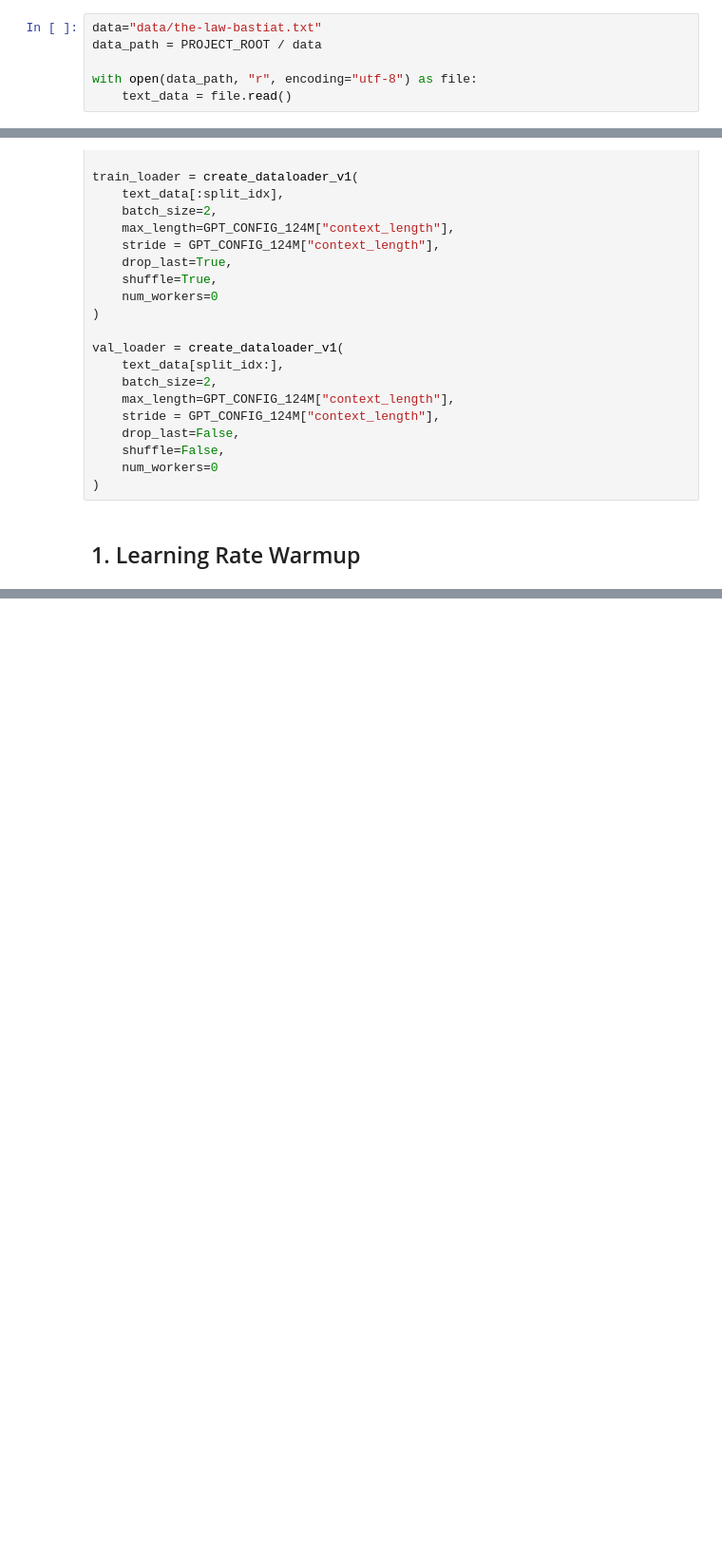
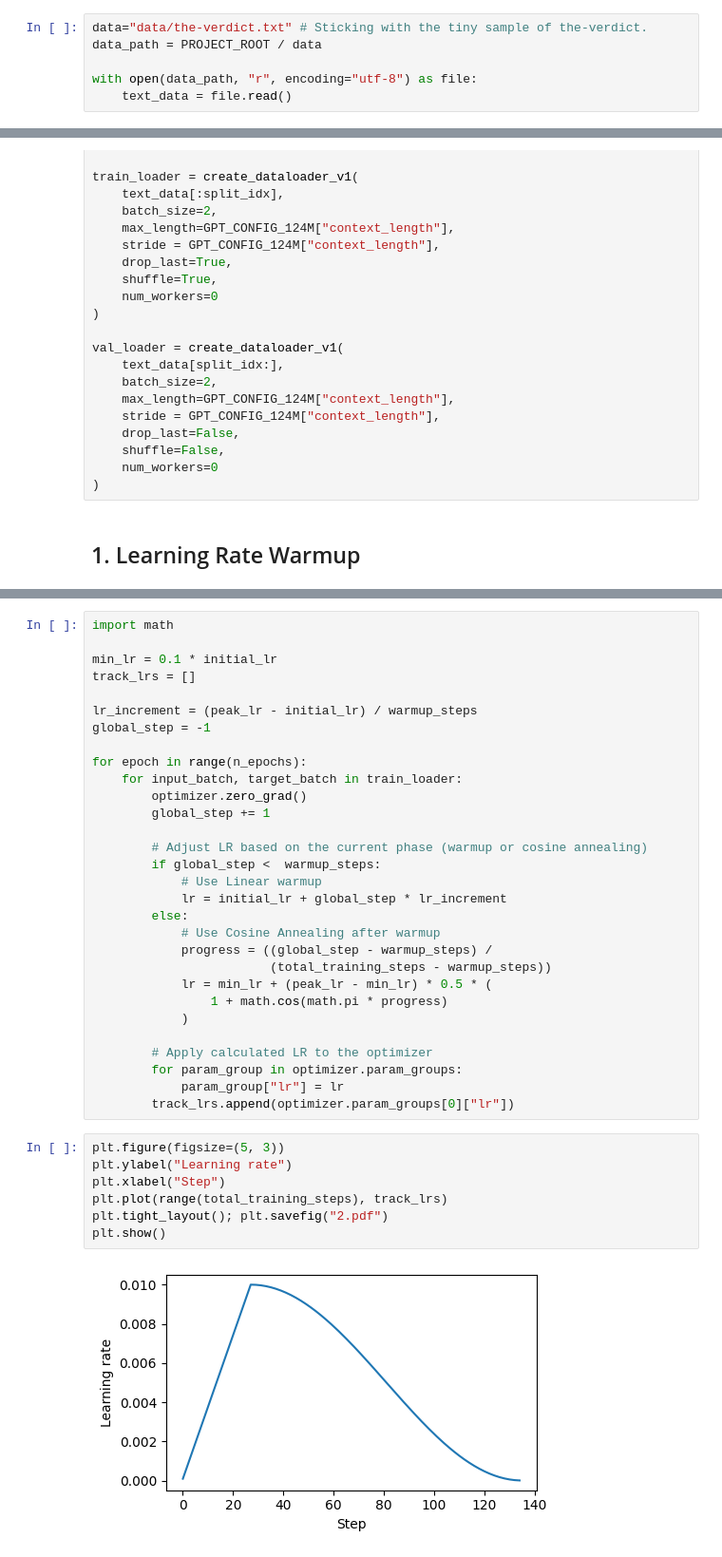
Before and after one commit to bachaudhry/my-llm-from-scratch, a Jupyter notebook: supplementary/04a-advanced-training-loop-features.ipynb, the cells around one changed output, grey strips where cells are left out. Shown: that part at 95% size. Drawn from its saved outputs; the diff is of its cells as text; blank space fills up the shorter version.

```diff
--- a/supplementary/04a-advanced-training-loop-features.ipynb
+++ b/supplementary/04a-advanced-training-loop-features.ipynb
@@ -39,7 +39,7 @@ torch.manual_seed(42)
 model = GPTModel(GPT_CONFIG_124M)
 model.eval(); # Dropout disabled during inference
 # %%
-data="data/the-law-bastiat.txt"
+data="data/the-verdict.txt" # Sticking with the tiny sample of the-verdict.
 data_path = PROJECT_ROOT / data
 
 with open(data_path, "r", encoding="utf-8") as file:
@@ -74,0 +134,39 @@ val_loader = create_dataloader_v1(
+# %%
+import math
+
+min_lr = 0.1 * initial_lr
+track_lrs = []
+
+lr_increment = (peak_lr - initial_lr) / warmup_steps
+global_step = -1
+
+for epoch in range(n_epochs):
+    for input_batch, target_batch in train_loader:
+        optimizer.zero_grad()
+        global_step += 1
+
+        # Adjust LR based on the current phase (warmup or cosine annealing)
+        if global_step <  warmup_steps:
+            # Use Linear warmup
+            lr = initial_lr + global_step * lr_increment
+        else:
+            # Use Cosine Annealing after warmup
+            progress = ((global_step - warmup_steps) /
+                        (total_training_steps - warmup_steps))
+            lr = min_lr + (peak_lr - min_lr) * 0.5 * (
+                1 + math.cos(math.pi * progress)
+            )
+
+        # Apply calculated LR to the optimizer
+        for param_group in optimizer.param_groups:
+            param_group["lr"] = lr
+        track_lrs.append(optimizer.param_groups[0]["lr"])
+# %%
+plt.figure(figsize=(5, 3))
+plt.ylabel("Learning rate")
+plt.xlabel("Step")
+plt.plot(range(total_training_steps), track_lrs)
+plt.tight_layout(); plt.savefig("2.pdf")
+plt.show()
+# %% [output]
+[figure, added]
```
Also changed, not shown: parts of 7 cells of this notebook.
